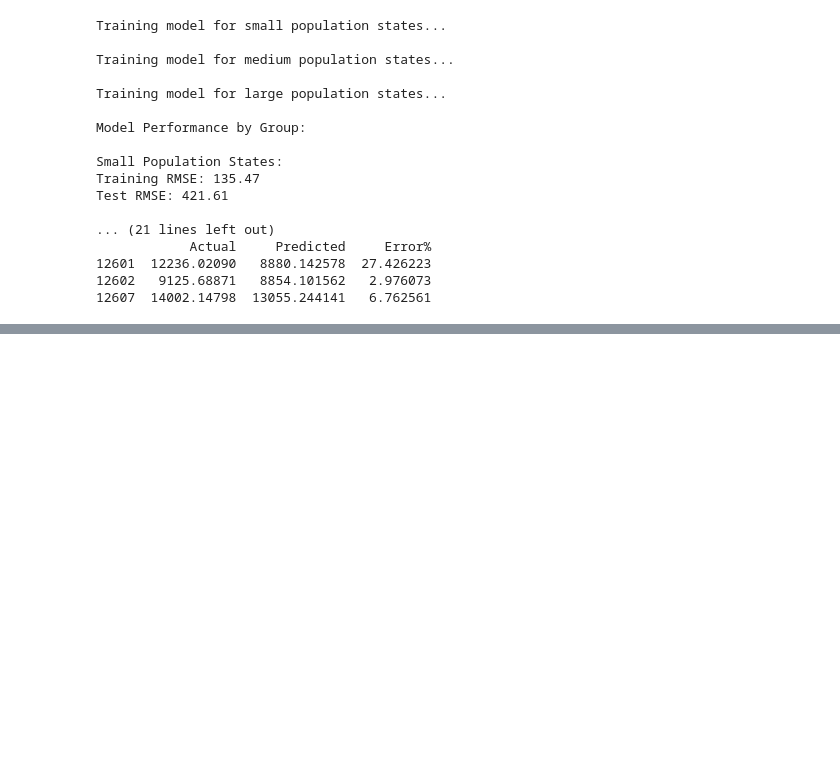
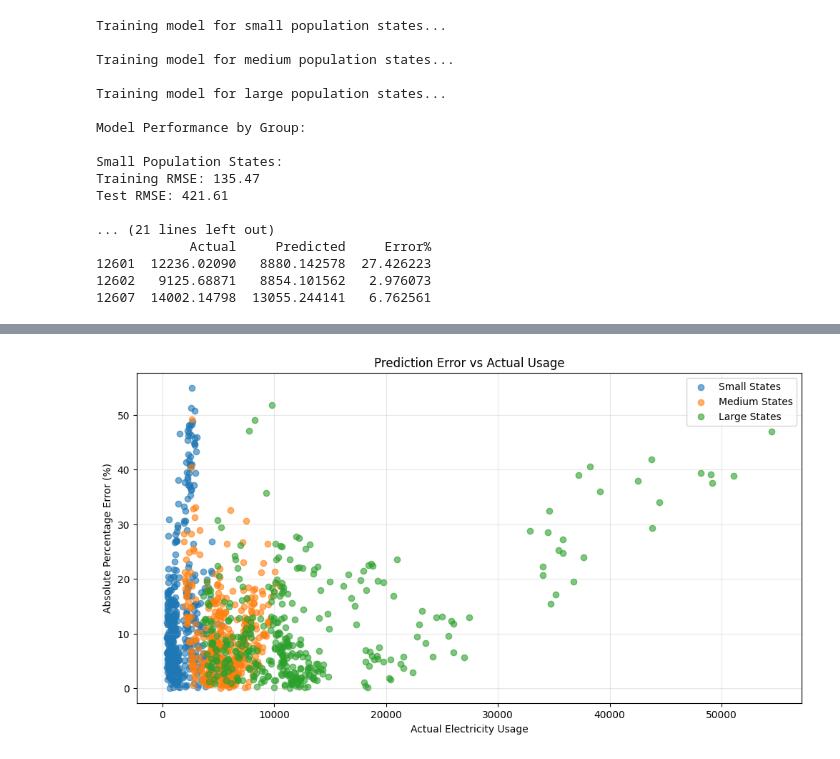
Before and after one commit to Ahmedayaz1210/electricity-usage-prediction, a Jupyter notebook: notebooks/Project - Draft 3.ipynb, the cells around one changed output, grey strips where cells are left out. Saved outputs shown, nothing was run; the diff lists cells and outputs as text; code cells hidden in the pictures; blank space fills up the shorter version.

```diff
--- a/notebooks/Project - Draft 3.ipynb
+++ b/notebooks/Project - Draft 3.ipynb
@@ -2967,0 +3122,27 @@ Test RMSE: 421.61
+# %%
+def plot_error_by_size():
+    plt.figure(figsize=(12, 6))
+
+    for group in ['small', 'medium', 'large']:
+        mask = X_test['population_group'] == group
+        actuals = y_test[mask]
+        predictions = np.array(new_test_pred)[mask]
+
+        # Calculate absolute percentage errors
+        errors = abs((predictions - actuals) / actuals) * 100
+
+        plt.scatter(actuals, errors,
+                   alpha=0.6,
+                   label=f'{group.capitalize()} States')
+
+    plt.xlabel('Actual Electricity Usage')
+    plt.ylabel('Absolute Percentage Error (%)')
+    plt.title('Prediction Error vs Actual Usage')
+    plt.legend()
+    plt.grid(True, alpha=0.3)
+    plt.show()
+
+# Create the plot
+plot_error_by_size()
+# %% [output]
+[figure, added]
```
Also changed, not shown: parts of 9 cells of this notebook.
